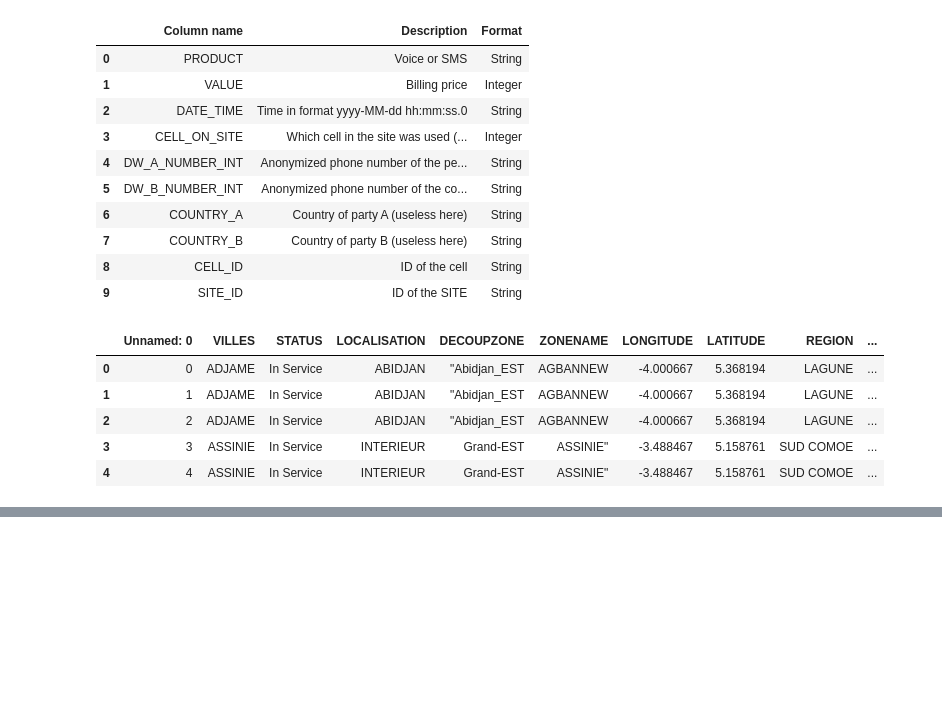
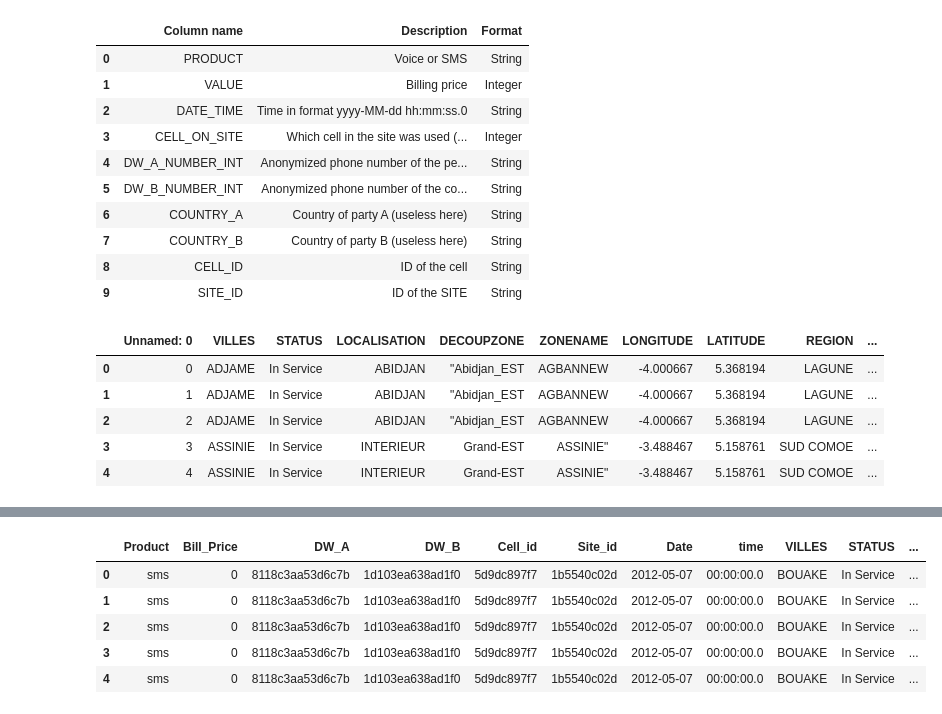
Before and after one commit to Mwaniki25/ProjectUpgrade, a Jupyter notebook: mtn.ipynb, the cells around one changed output, grey strips where cells are left out. Drawn from its saved outputs; the diff is of its cells as text; code cells hidden in the pictures; blank space fills up the shorter version.

```diff
--- a/mtn.ipynb
+++ b/mtn.ipynb
@@ -95,0 +299,6 @@ tel3.head()
+# %%
+# We will splite date and time just to have a better master dataset
+#
+
+master_datasets[['Date', 'time']] = master_datasets.Date_time.str.split(expand=True)
+master_datasets.head()
@@ -95,0 +312,5 @@ tel3.head()
+# %%
+# Then we an drop the combined date and time column
+#
+master_datasets.drop("Date_time", axis=1, inplace=True)
+master_datasets.head()
@@ -95,0 +358,12 @@ tel3.head()
+# %%
+# Preview changes to our final data set.
+#
+
+mergedmaster.head()
+# %% [output]
+|  | Product | Bill_Price | DW_A | DW_B | Cell_id | Site_id | Date | time | VILLES | STATUS | ... |
+| 0 | sms | 0 | 8118c3aa53d6c7b | 1d103ea638ad1f0 | 5d9dc897f7 | 1b5540c02d | 2012-05-07 | 00:00:00.0 | BOUAKE | In Service | ... |
+| 1 | sms | 0 | 8118c3aa53d6c7b | 1d103ea638ad1f0 | 5d9dc897f7 | 1b5540c02d | 2012-05-07 | 00:00:00.0 | BOUAKE | In Service | ... |
+| 2 | sms | 0 | 8118c3aa53d6c7b | 1d103ea638ad1f0 | 5d9dc897f7 | 1b5540c02d | 2012-05-07 | 00:00:00.0 | BOUAKE | In Service | ... |
+| 3 | sms | 0 | 8118c3aa53d6c7b | 1d103ea638ad1f0 | 5d9dc897f7 | 1b5540c02d | 2012-05-07 | 00:00:00.0 | BOUAKE | In Service | ... |
+| 4 | sms | 0 | 8118c3aa53d6c7b | 1d103ea638ad1f0 | 5d9dc897f7 | 1b5540c02d | 2012-05-07 | 00:00:00.0 | BOUAKE | In Service | ... |
```
Also changed, not shown: parts of 16 cells of this notebook.
